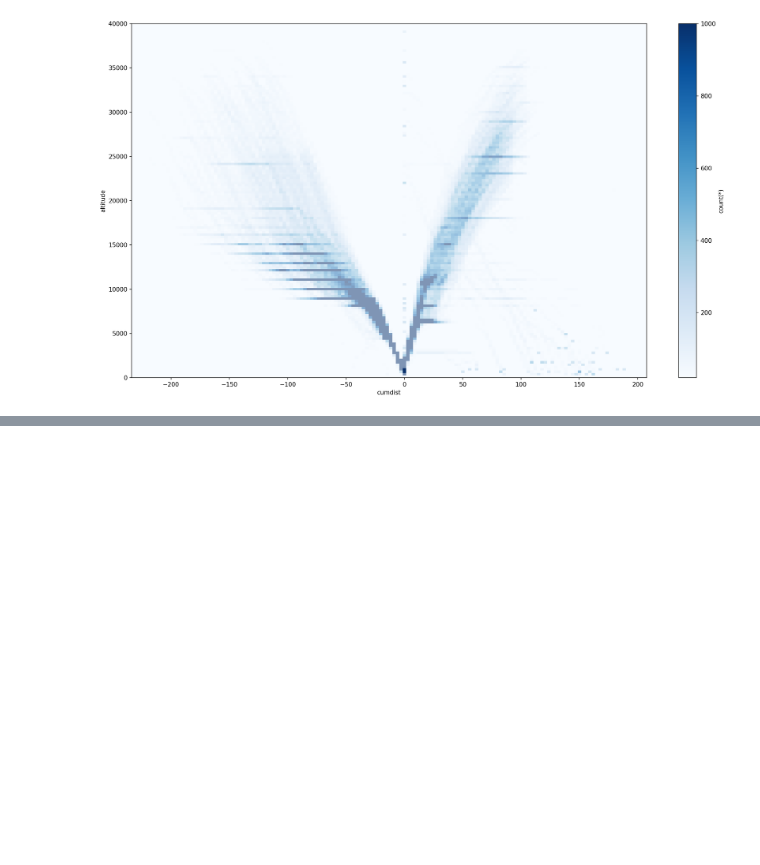
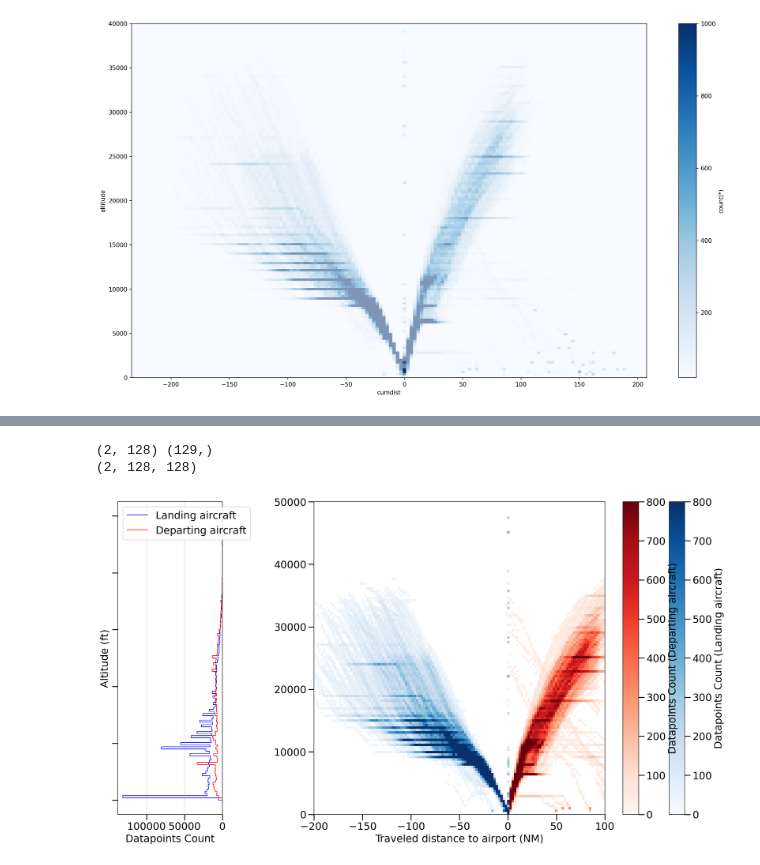
Before and after one commit to spacewolfXfr/DFP_Ui, a Jupyter notebook: data_analysis/speed_analysis.ipynb, the cells around one changed output, grey strips where cells are left out. Saved outputs shown, nothing was run; the diff lists cells and outputs as text; code cells hidden in the pictures; blank space fills up the shorter version.

```diff
--- a/data_analysis/speed_analysis.ipynb
+++ b/data_analysis/speed_analysis.ipynb
@@ -169,3 +177,80 @@ plt.show()
+# %%
+fig,axs = plt.subplot_mosaic([['hist','heat']],figsize=(16,9),gridspec_kw={'width_ratios':[1,4],'height_ratios':[1]})
+axs['hist'].tick_params(axis='y',labelleft=False)
+plt.sca(axs['hist'])
+#vdf.viz.histogram(vdf.altitude)#,selection=[vdf.landing, ~vdf.landing,~vdf.onground])
+
+cumdist_limits = [-200,100]
+
+bins_per_dim = 128
+limits = [0,50000]
+counts = vdf.count(vdf.altitude, selection=[vdf.landing,~vdf.landing], binby=vdf.altitude, limits=limits, shape=bins_per_dim)
+edges = vdf.bin_edges(vdf.altitude, limits=limits, shape=bins_per_dim)
+
+print(counts.shape,edges.shape)
+
+centers = (edges[:-1] + edges[1:]) / 2
+widths = np.diff(edges)
+
+#axs['hist'].barh(centers, counts, height=widths,histtype='step')
+axs['hist'].stairs(counts[0], edges, orientation='horizontal', fill=False,color='blue',label='Landing aircraft')
+axs['hist'].stairs(counts[1], edges, orientation='horizontal', fill=False,color='red',label='Departing aircraft')
+axs['hist'].invert_xaxis()
+axs['hist'].set_xlabel('Datapoints Count')
+axs['hist'].set_ylabel('Altitude (ft)')
+axs['hist'].grid(True, axis='x', alpha=0.5)
+axs['hist'].legend(loc='upper left')
+
+plt.sca(axs['heat'])
+h = vdf.count(binby=['cumdist', 'altitude'], selection=[vdf.landing,~vdf.landing], limits=[cumdist_limits, limits], shape=bins_per_dim)
+print(h.shape)
+h1 = h[0]
+h2 = h[1]
+
+h1_masked = np.ma.masked_where(h1 < 20, h1)
+h2_masked = np.ma.masked_where(h2 < 20, h2)
+
+# Second heatmap
+im2 = axs['heat'].imshow(
+    h2_masked.T,
+    origin='lower',
+    extent=[cumdist_limits[0], cumdist_limits[1], limits[0], limits[1]],
+    cmap='Reds',
+    vmin=0,vmax=800,
+    alpha=1,
+    aspect='auto'
+)
+
+# First heatmap
+im1 = axs['heat'].imshow(
+    h1_masked.T,
+    origin='lower',
+    extent=[cumdist_limits[0], cumdist_limits[1], limits[0], limits[1]],
+    cmap='Blues',
+    vmin=0,vmax=800,
+    alpha=1,
+    aspect='auto'
+)
+
+cbar1 = fig.colorbar(im1, ax=axs['heat'],pad=-0.02)
+cbar1.set_label('Datapoints Count (Landing aircraft)')
+
+cbar2 = fig.colorbar(im2, ax=axs['heat'])
+cbar2.set_label('Datapoints Count (Departing aircraft)')
+
+axs['heat'].set_xlabel('Traveled distance to airport (NM)')
+
+fig.tight_layout()
+
+
+#vdf.viz.heatmap(vdf.cumdist, vdf.altitude, normalize=None, selection=[vdf.landing],vmin=0, vmax=150, colormap='Blues',shape=150, colorbar=True,
+#                xlabel='Traveled distance (NM)', title='2D histogram of ground speed vs traveled distance')
+plt.savefig('altitude_vs_cumdist.svg')
+plt.show()
+# %% [output]
+(2, 128) (129,)
+(2, 128, 128)
+[figure, added]
 # %%
 resampled = tr.resample('1min').eval(8)
 # %%
```
Also changed, not shown: parts of 8 cells of this notebook, 2 other files.
